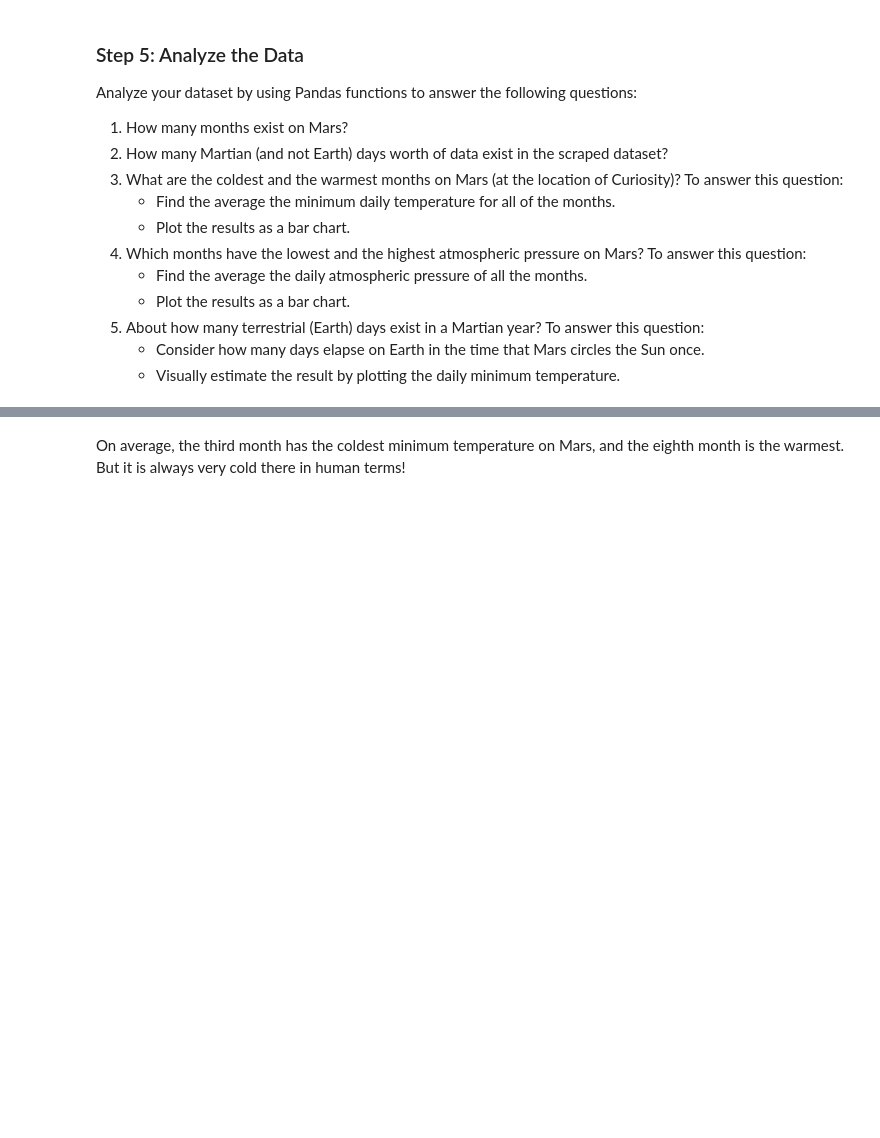
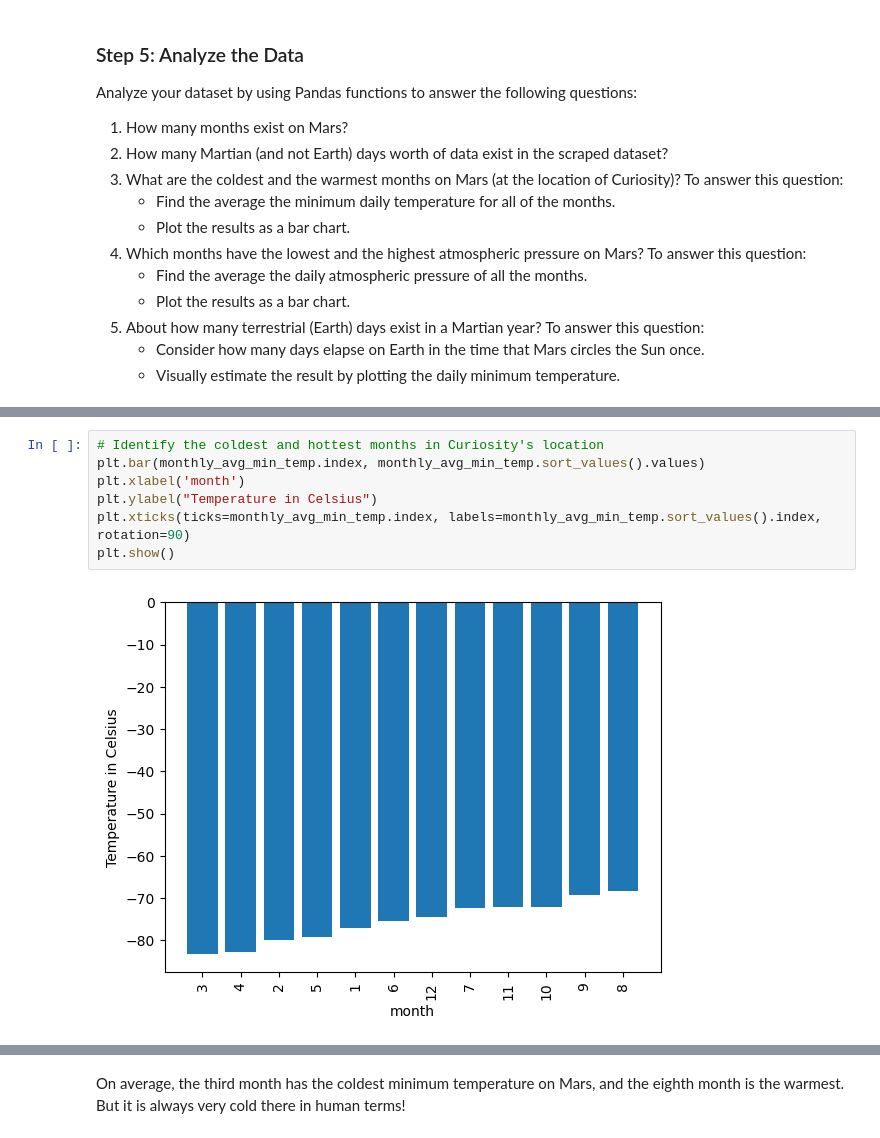
Before and after one commit to Julian-Panditharatne/web-scraping_challenge, a Jupyter notebook: part_2_mars_weather.ipynb, the cells around one changed output, grey strips where cells are left out. Saved outputs shown, nothing was run; the diff lists cells and outputs as text; blank space fills up the shorter version.

```diff
--- a/part_2_mars_weather.ipynb
+++ b/part_2_mars_weather.ipynb
@@ -232,2 +213,11 @@ Name: min_temp, dtype: float64
+# %%
+# Identify the coldest and hottest months in Curiosity's location
+plt.bar(monthly_avg_min_temp.index, monthly_avg_min_temp.sort_values().values)
+plt.xlabel('month')
+plt.ylabel("Temperature in Celsius")
+plt.xticks(ticks=monthly_avg_min_temp.index, labels=monthly_avg_min_temp.sort_values().index, rotation=90)
+plt.show()
+# %% [output]
+[figure, added]
 # %%
 # 4. Average pressure by Martian month
```
Also changed, not shown: parts of 19 cells of this notebook, 2 other files.
